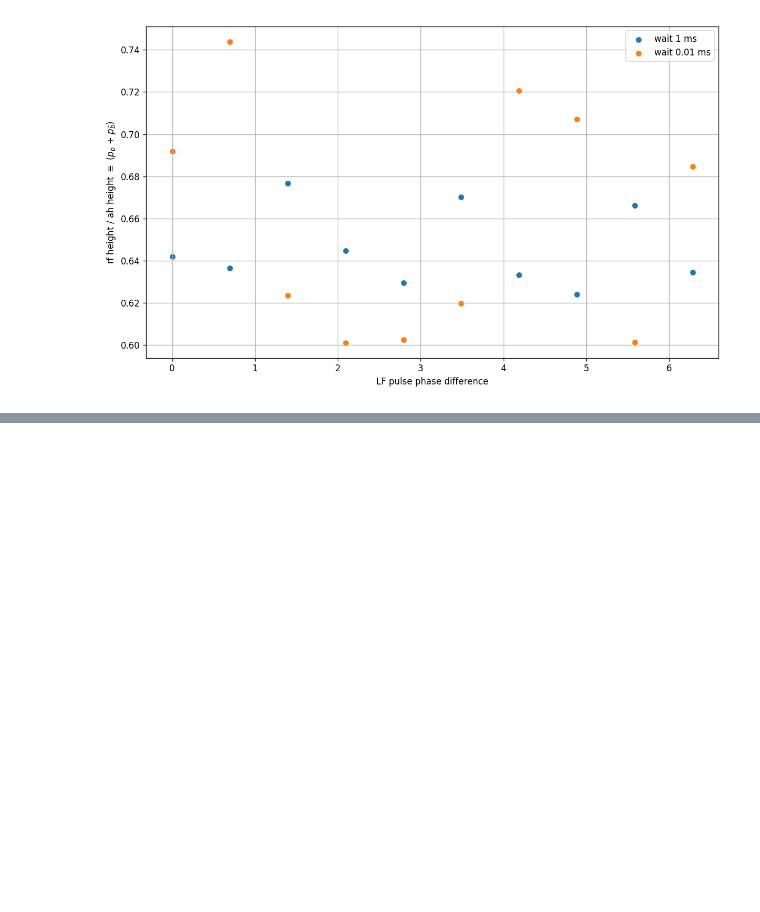
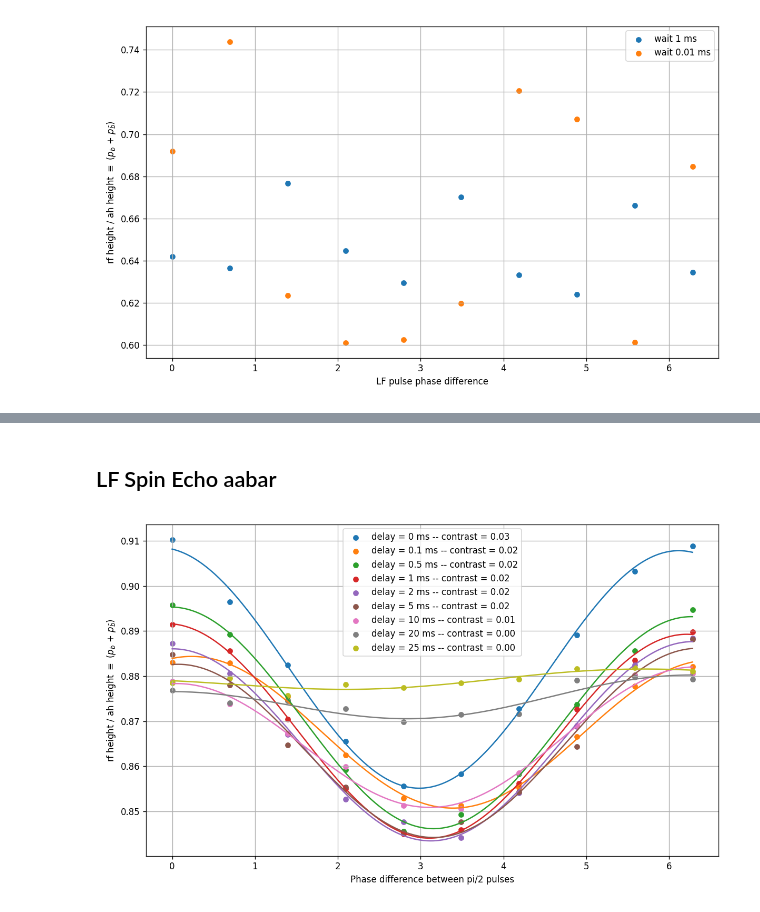
Before and after one commit to vuthalab/onix, a Jupyter notebook: analysis/lf_spectroscopy.ipynb, the cells around one changed output, grey strips where cells are left out. Saved outputs shown, nothing was run; the diff lists cells and outputs as text; code cells hidden in the pictures; blank space fills up the shorter version.

```diff
--- a/analysis/lf_spectroscopy.ipynb
+++ b/analysis/lf_spectroscopy.ipynb
@@ -477,0 +500,46 @@ Fitting error for data number #330057:
+# %% [markdown]
+## LF Spin Echo aabar
+# %%
+data = {
+    # "6000 amplitude, 0.33 ms pi time, 0 ms delay": (532928, 532937),
+    "6000 amplitude, 0.33 ms pi time, 0 ms delay": (532938, 532947),
+    "6000 amplitude, 0.33 ms pi time, 0.1 ms delay": (532948, 532957),
+    "6000 amplitude, 0.33 ms pi time, 0.5 ms delay": (532958, 532967),
+    "6000 amplitude, 0.33 ms pi time, 1 ms delay": (532968, 532977),
+    "6000 amplitude, 0.33 ms pi time, 2 ms delay": (532978, 532987),
+    "6000 amplitude, 0.33 ms pi time, 5 ms delay": (532988, 532997),
+    "6000 amplitude, 0.33 ms pi time, 10 ms delay": (532998, 533007),
+    "6000 amplitude, 0.33 ms pi time, 20 ms delay": (533008, 533017),
+    "6000 amplitude, 0.33 ms pi time, 25 ms delay": (533018, 533027),
+}
+
+contrasts_a = []
+delays_a = []
+fig, ax = plt.subplots(figsize = (10, 6), dpi = 120)
+for ll, (label, data_range) in enumerate(data.items()):
+    data_list = data_identification_to_list(data_range)
+    rf_heights, ah_heights, rf_bgs, ah_bgs, headers = rf_spectroscopy_ah_ratio(data_list)
+    xs = [header["params"]["lf"]["phase"] for header in headers]
+    ys = rf_heights[0] / ah_heights[0]
+
+    gaussian_fit = sineFit(xs, ys)
+    xs_fit = np.linspace(np.min(xs), np.max(xs), 1000)
+    ax.plot(xs_fit, gaussian_fit.fitted_value(xs_fit))
+
+    contrast = abs(gaussian_fit.results["a"])
+    delay = headers[0]["params"]["lf"]["delay_time"].to("ms").magnitude
+
+    contrasts_a.append(contrast)
+    delays_a.append(delay)
+
+    ax.scatter(xs, ys, label=f"delay = {delay} ms -- contrast = {contrast:.2f}", s = 30)
+
+
+ax.set_xlabel(f"Phase difference between pi/2 pulses")
+ax.set_ylabel("rf height / ah height $\\equiv$ ($p_b$ + $p_\\bar{b}$)")
+ax.legend()
+ax.grid()
+plt.tight_layout()
+plt.show()
+# %% [output]
+[figure, added]
```
Also changed, not shown: parts of 9 cells of this notebook, 4 other files.
